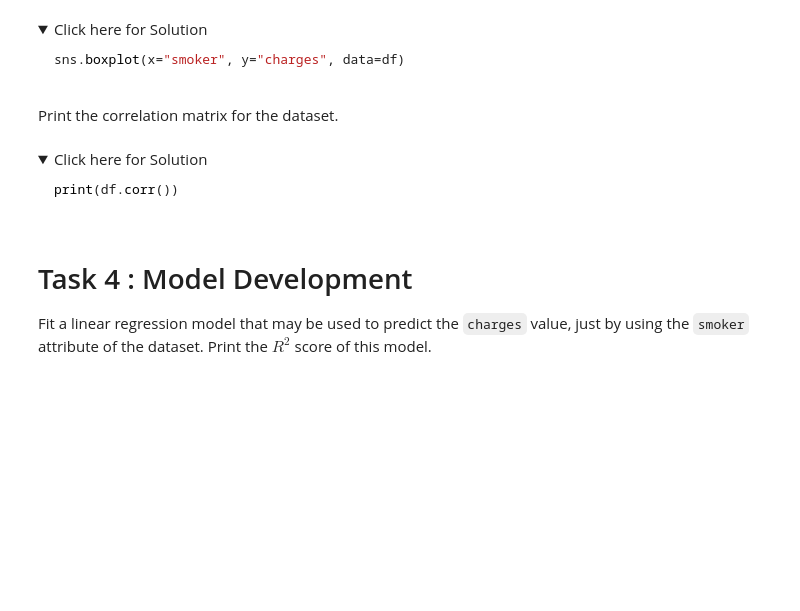
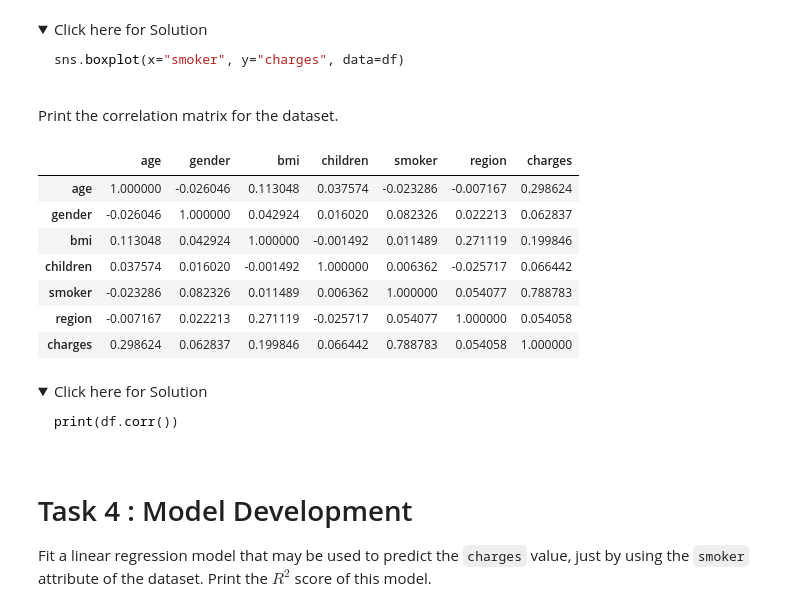
Before and after one commit to cronecoding/ibm_data_science, a Jupyter notebook: practice_project-mod5.ipynb, the cells around one changed output. Drawn from its saved outputs; the diff is of its cells as text; code cells hidden in the pictures; folded sections open; blank space fills up the shorter version.

```diff
--- a/practice_project-mod5.ipynb
+++ b/practice_project-mod5.ipynb
@@ -197,6 +287,17 @@ sns.boxplot(x="smoker", y="charges", data=df)
 </details>
 # %% [markdown]
 Print the correlation matrix for the dataset.
+# %%
+df.corr()
+# %% [output]
+|  | age | gender | bmi | children | smoker | region | charges |
+| age | 1.000000 | -0.026046 | 0.113048 | 0.037574 | -0.023286 | -0.007167 | 0.298624 |
+| gender | -0.026046 | 1.000000 | 0.042924 | 0.016020 | 0.082326 | 0.022213 | 0.062837 |
+| bmi | 0.113048 | 0.042924 | 1.000000 | -0.001492 | 0.011489 | 0.271119 | 0.199846 |
+| children | 0.037574 | 0.016020 | -0.001492 | 1.000000 | 0.006362 | -0.025717 | 0.066442 |
+| smoker | -0.023286 | 0.082326 | 0.011489 | 0.006362 | 1.000000 | 0.054077 | 0.788783 |
+| region | -0.007167 | 0.022213 | 0.271119 | -0.025717 | 0.054077 | 1.000000 | 0.054058 |
+| charges | 0.298624 | 0.062837 | 0.199846 | 0.066442 | 0.788783 | 0.054058 | 1.000000 |
 # %% [markdown]
 <details>
     <summary>Click here for Solution</summary>
```
Also changed, not shown: parts of 13 cells of this notebook.
